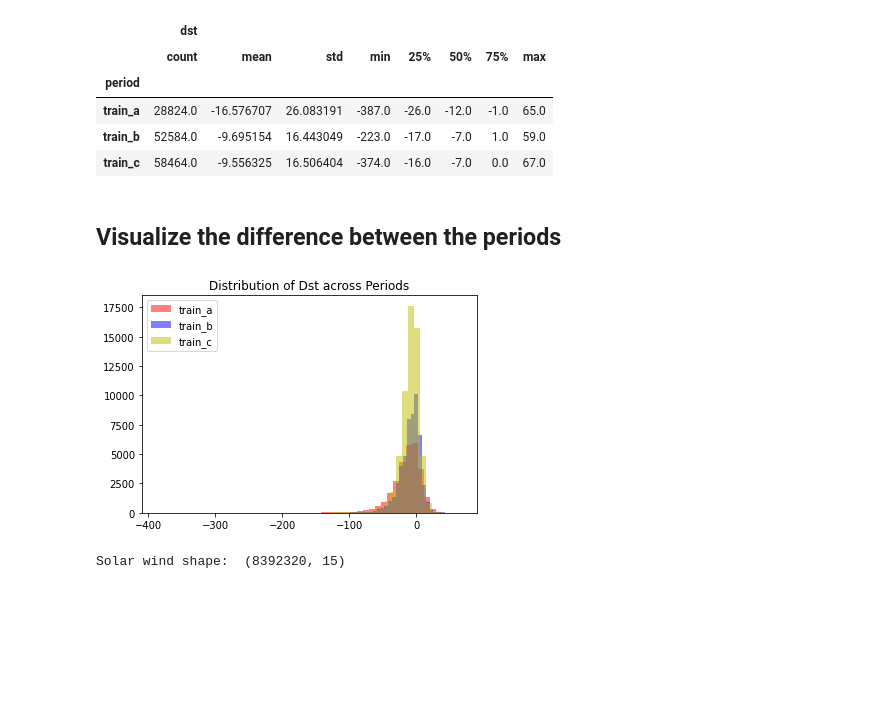
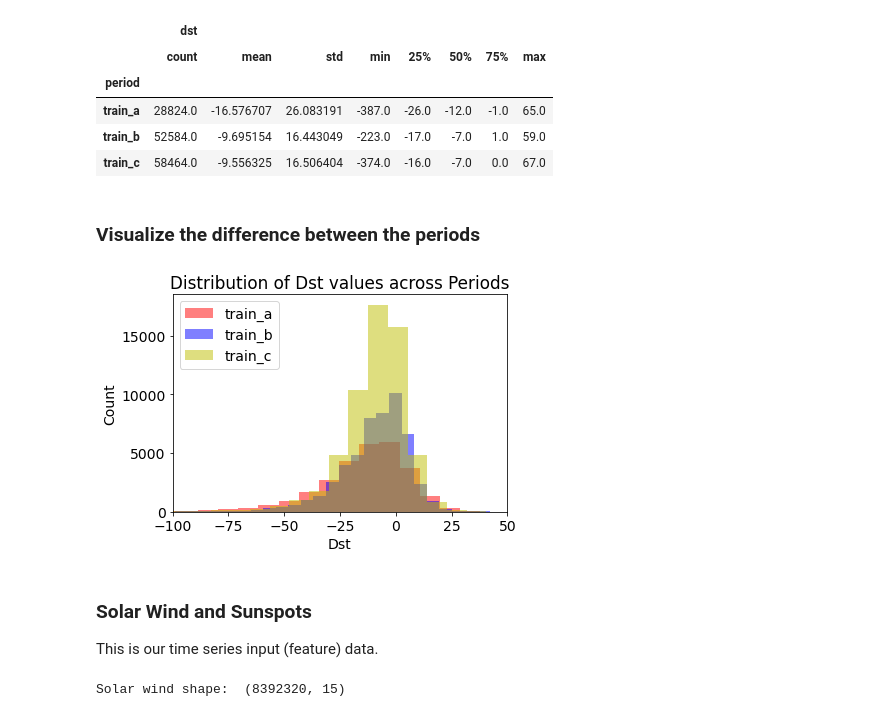
Before and after one commit to ai2es/tai4es-trustathon-2022, a Jupyter notebook: space/magnet_lstm_tutorial.ipynb, the cells around one changed output. Drawn from its saved outputs; the diff is of its cells as text; code cells hidden in the pictures; blank space fills up the shorter version.

```diff
--- a/space/magnet_lstm_tutorial.ipynb
+++ b/space/magnet_lstm_tutorial.ipynb
@@ -69,2 +76,8 @@ import pandas as pd
+# %%
+# Matplotlib Configuration
+font = {'family' : 'sans-serif',
+        'weight' : 'normal',
+        'size'   : 14}
+plt.rc('font', **font)
 # %% [markdown]
 ## Data Summary
@@ -126,27 +147,34 @@ dst.groupby("period").describe()
 | train_b | 52584.0 | -9.695154 | 16.443049 | -223.0 | -17.0 | -7.0 | 1.0 | 59.0 |
 | train_c | 58464.0 | -9.556325 | 16.506404 | -374.0 | -16.0 | -7.0 | 0.0 | 67.0 |
 # %% [markdown]
-## Visualize the difference between the periods
+### Visualize the difference between the periods
 # %%
 fig, ax = plt.subplots()
 colors = ["r", "b", "y"]
 for i, period in enumerate(dst.groupby("period")):
     period_name, df = period
-    # FYI: For Colaborory (Python 3.7), in the call to ax.hist(), you need to transpose the DataFrame.
-    #      For Python 3.8+ it seems no tranpose is needed, thus this version switch.
+    # FYI: For Google Colaborory (Python 3.7, Matplotlib 3.2.2), in the call to ax.hist(), you need to transpose the DataFrame.
+    #      For Python 3.8+ (e.g. 3.9.7, with Matplotlib 3.5.1) it seems no tranpose is needed, thus this version switch.
+    #      Below we differentiate on Python version, while you might want to differentiate on Matplotlib version.
     #      Error message you might see if DataFrame isn't oriented correctly:
     #           "ValueError: color kwarg must have one color per data set. 28824 data sets and 1 colors were provided"
     import sys
     if float(sys.version[:3]) <= 3.7:
         ax.hist(df.T, alpha=0.5, color=colors[i], bins=50, label=period_name)
     else:
         ax.hist(df,   alpha=0.5, color=colors[i], bins=50, label=period_name)
+    ax.set_xlim([-100,50])
+    ax.set_xlabel('Dst')
+    ax.set_ylabel('Count')
 
 plt.legend()
-plt.title("Distribution of Dst across Periods")
+plt.title("Distribution of Dst values across Periods")
 plt.show()
 # %% [output]
-[figure, old version]
+[figure, new version]
+# %% [markdown]
+### Solar Wind and Sunspots
+This is our time series input (feature) data.
 # %%
 print("Solar wind shape: ", solar_wind.shape)
 solar_wind.head(n=3)
```
Also changed, not shown: parts of 38 cells of this notebook.
